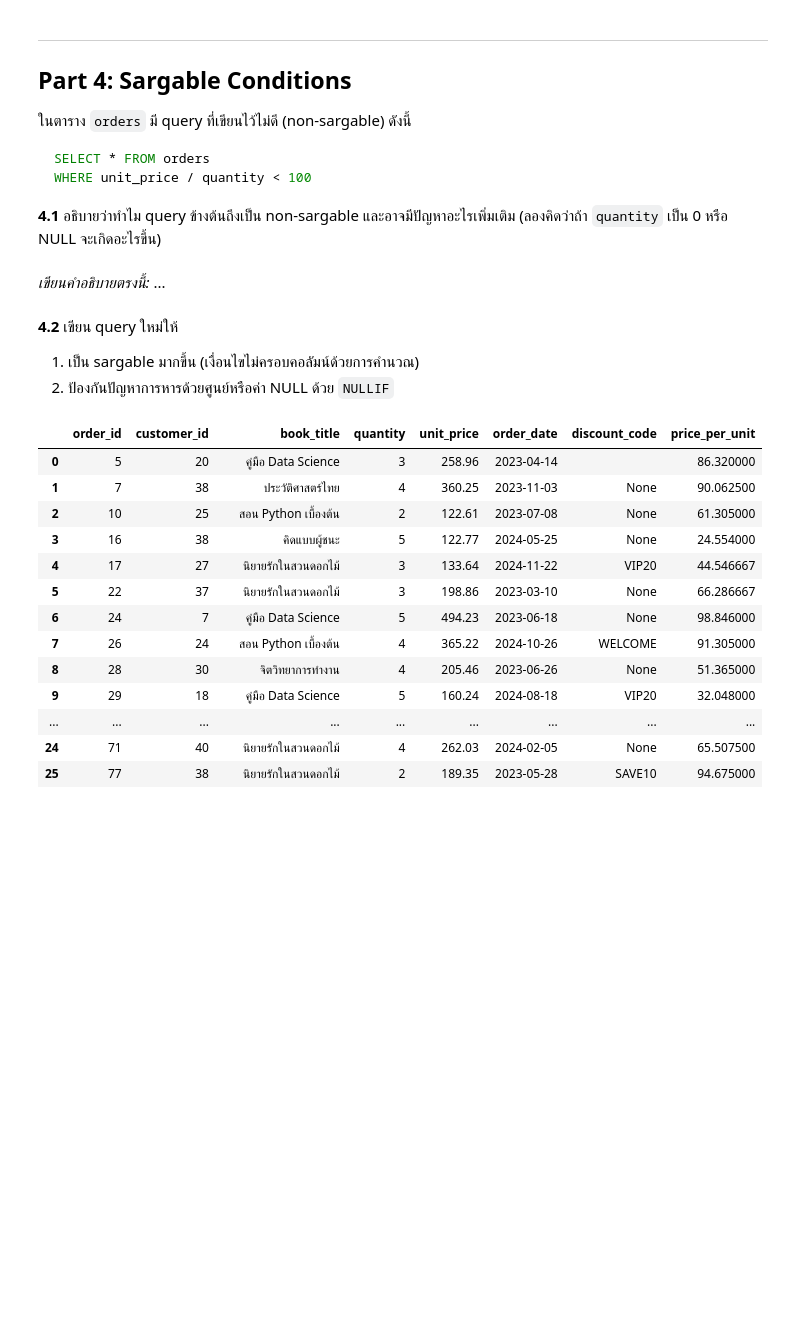
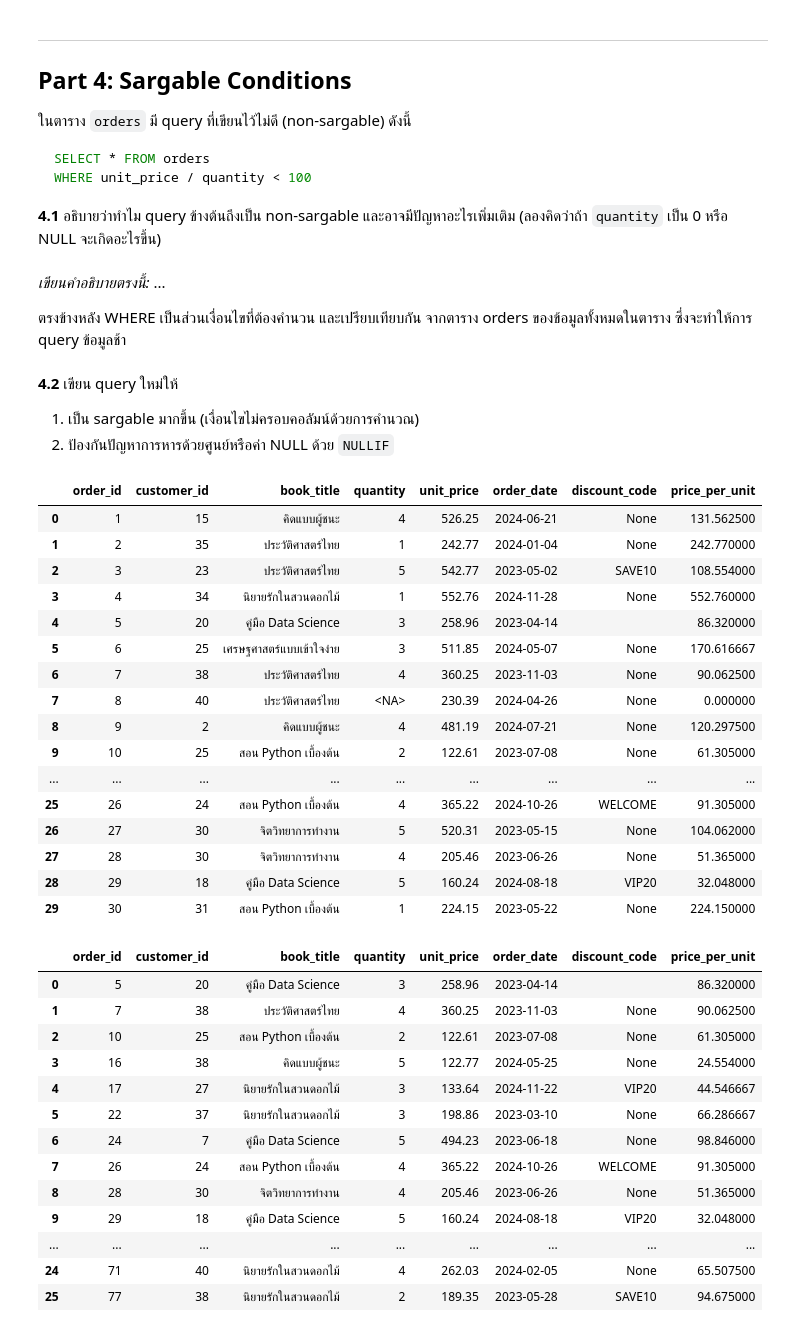
Before and after one commit to mxls34/AdvanceDatabase, a Jupyter notebook: Chapter2_HW_SQL_Selection_and_Complex_Conditions.ipynb, the cells around one changed output. Drawn from its saved outputs; the diff is of its cells as text; code cells hidden in the pictures; blank space fills up the shorter version.

```diff
--- a/Chapter2_HW_SQL_Selection_and_Complex_Conditions.ipynb
+++ b/Chapter2_HW_SQL_Selection_and_Complex_Conditions.ipynb
@@ -478,8 +507,10 @@ WHERE unit_price / quantity < 100
 
 **4.1** อธิบายว่าทำไม query ข้างต้นถึงเป็น non-sargable และอาจมีปัญหาอะไรเพิ่มเติม
 (ลองคิดว่าถ้า `quantity` เป็น 0 หรือ NULL จะเกิดอะไรขึ้น)
-# %% [markdown]
-_เขียนคำอธิบายตรงนี้:_ ...
+# %% [markdown]
+_เขียนคำอธิบายตรงนี้:_ ...
+
+ตรงข้างหลัง WHERE เป็นส่วนเงื่อนไขที่ต้องคำนวน และเปรียบเทียบกัน จากตาราง orders ของข้อมูลทั้งหมดในตาราง ซึ่งจะทำให้การ query ข้อมูลช้า
 # %% [markdown]
 **4.2** เขียน query ใหม่ให้
 1) เป็น sargable มากขึ้น (เงื่อนไขไม่ครอบคอลัมน์ด้วยการคำนวณ)
@@ -487,8 +518,26 @@ _เขียนคำอธิบายตรงนี้:_ ...
 # %%
 # TODO 4.2
 con.execute("""
-
+      SELECT *, COALESCE(unit_price / NULLIF(quantity, 0), 0) AS price_per_unit FROM orders
 """).df()
+# %% [output]
+|  | order_id | customer_id | book_title | quantity | unit_price | order_date | discount_code | price_per_unit |
+| 0 | 1 | 15 | คิดแบบผู้ชนะ | 4 | 526.25 | 2024-06-21 | None | 131.562500 |
+| 1 | 2 | 35 | ประวัติศาสตร์ไทย | 1 | 242.77 | 2024-01-04 | None | 242.770000 |
+| 2 | 3 | 23 | ประวัติศาสตร์ไทย | 5 | 542.77 | 2023-05-02 | SAVE10 | 108.554000 |
+| 3 | 4 | 34 | นิยายรักในสวนดอกไม้ | 1 | 552.76 | 2024-11-28 | None | 552.760000 |
+| 4 | 5 | 20 | คู่มือ Data Science | 3 | 258.96 | 2023-04-14 |  | 86.320000 |
+| 5 | 6 | 25 | เศรษฐศาสตร์แบบเข้าใจง่าย | 3 | 511.85 | 2024-05-07 | None | 170.616667 |
+| 6 | 7 | 38 | ประวัติศาสตร์ไทย | 4 | 360.25 | 2023-11-03 | None | 90.062500 |
+| 7 | 8 | 40 | ประวัติศาสตร์ไทย | <NA> | 230.39 | 2024-04-26 | None | 0.000000 |
+| 8 | 9 | 2 | คิดแบบผู้ชนะ | 4 | 481.19 | 2024-07-21 | None | 120.297500 |
+| 9 | 10 | 25 | สอน Python เบื้องต้น | 2 | 122.61 | 2023-07-08 | None | 61.305000 |
+| ... | ... | ... | ... | ... | ... | ... | ... | ... |
+| 25 | 26 | 24 | สอน Python เบื้องต้น | 4 | 365.22 | 2024-10-26 | WELCOME | 91.305000 |
+| 26 | 27 | 30 | จิตวิทยาการทำงาน | 5 | 520.31 | 2023-05-15 | None | 104.062000 |
+| 27 | 28 | 30 | จิตวิทยาการทำงาน | 4 | 205.46 | 2023-06-26 | None | 51.365000 |
+| 28 | 29 | 18 | คู่มือ Data Science | 5 | 160.24 | 2024-08-18 | VIP20 | 32.048000 |
+| 29 | 30 | 31 | สอน Python เบื้องต้น | 1 | 224.15 | 2023-05-22 | None | 224.150000 |
 # %%
 # ตัวอย่างผลลัพธ์ 4.2
 # %% [output]
```
Also changed, not shown: parts of 3 cells of this notebook.
